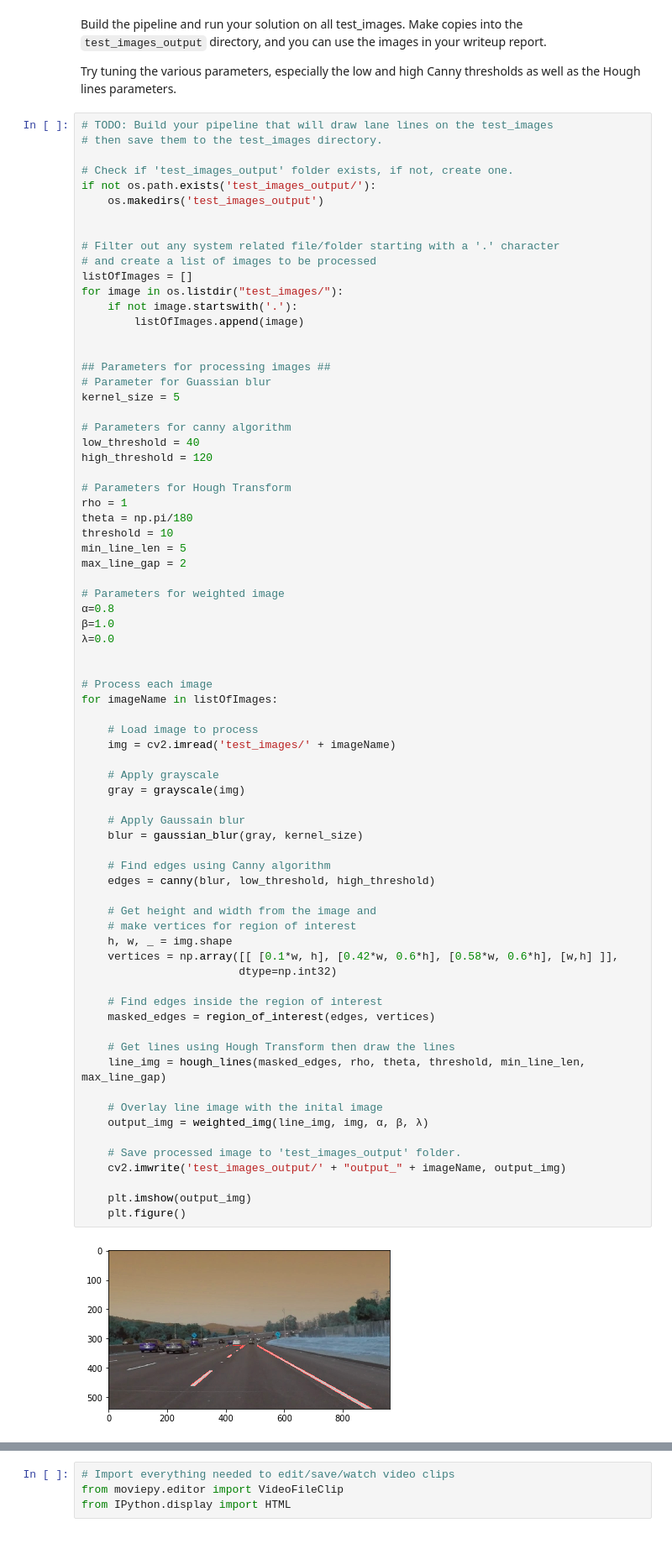
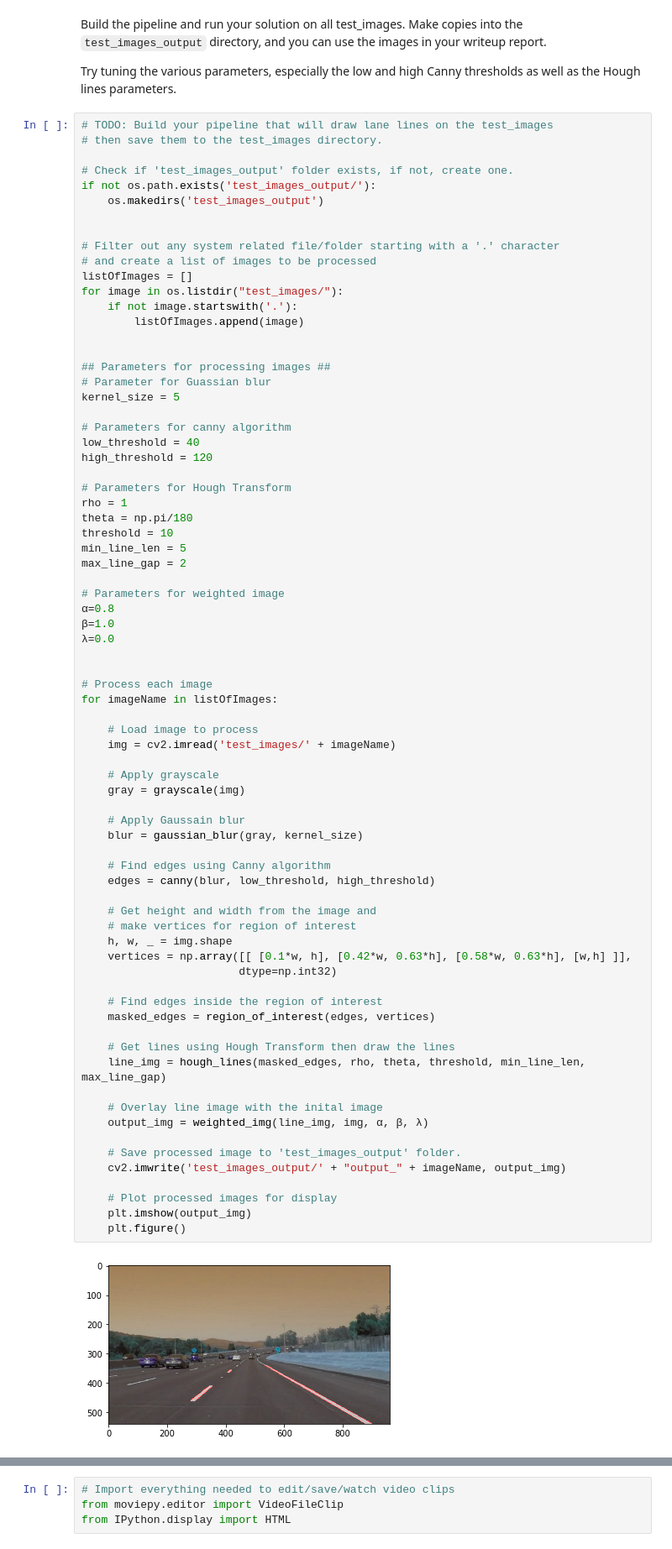
Before and after one commit to jaejamespark/FindingLaneLines, a Jupyter notebook: P1.ipynb, the cells around one changed output, grey strips where cells are left out. Shown at 84% size. Drawn from its saved outputs; the diff is of its cells as text.

```diff
--- a/P1.ipynb
+++ b/P1.ipynb
@@ -239,32 +239,33 @@ for imageName in listOfImages:
 
     # Apply grayscale
     gray = grayscale(img)
 
     # Apply Gaussain blur
     blur = gaussian_blur(gray, kernel_size)
 
     # Find edges using Canny algorithm
     edges = canny(blur, low_threshold, high_threshold)
 
     # Get height and width from the image and
     # make vertices for region of interest
     h, w, _ = img.shape
-    vertices = np.array([[ [0.1*w, h], [0.42*w, 0.6*h], [0.58*w, 0.6*h], [w,h] ]],
+    vertices = np.array([[ [0.1*w, h], [0.42*w, 0.63*h], [0.58*w, 0.63*h], [w,h] ]],
                         dtype=np.int32)
 
     # Find edges inside the region of interest
     masked_edges = region_of_interest(edges, vertices)
 
     # Get lines using Hough Transform then draw the lines
     line_img = hough_lines(masked_edges, rho, theta, threshold, min_line_len, max_line_gap)
 
     # Overlay line image with the inital image
     output_img = weighted_img(line_img, img, α, β, λ)
 
     # Save processed image to 'test_images_output' folder.
     cv2.imwrite('test_images_output/' + "output_" + imageName, output_img)
 
+    # Plot processed images for display
     plt.imshow(output_img)
     plt.figure()
 # %% [output]
-[figure, old version]
+[figure, new version]
```
Also changed, not shown: parts of 8 cells of this notebook.
